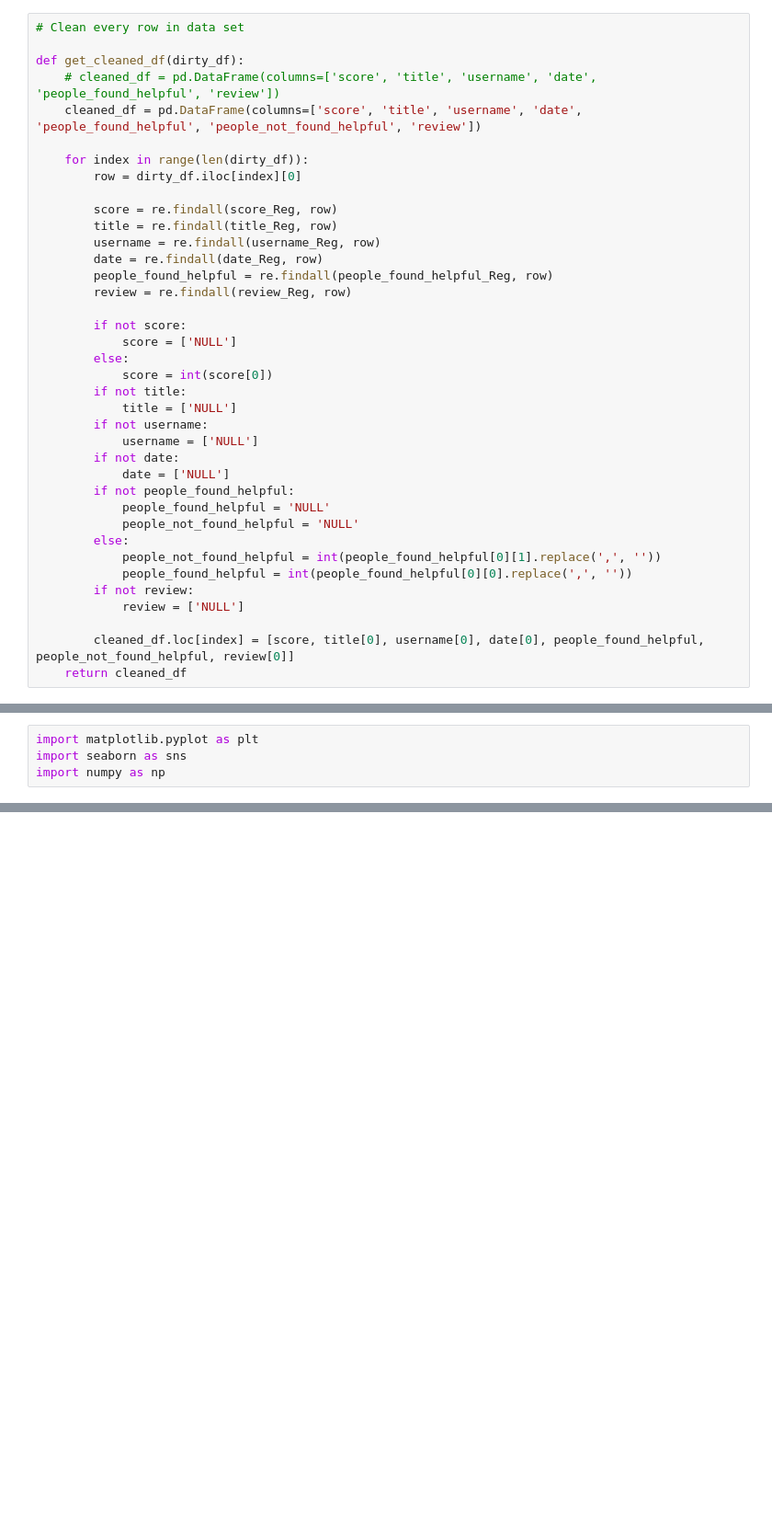
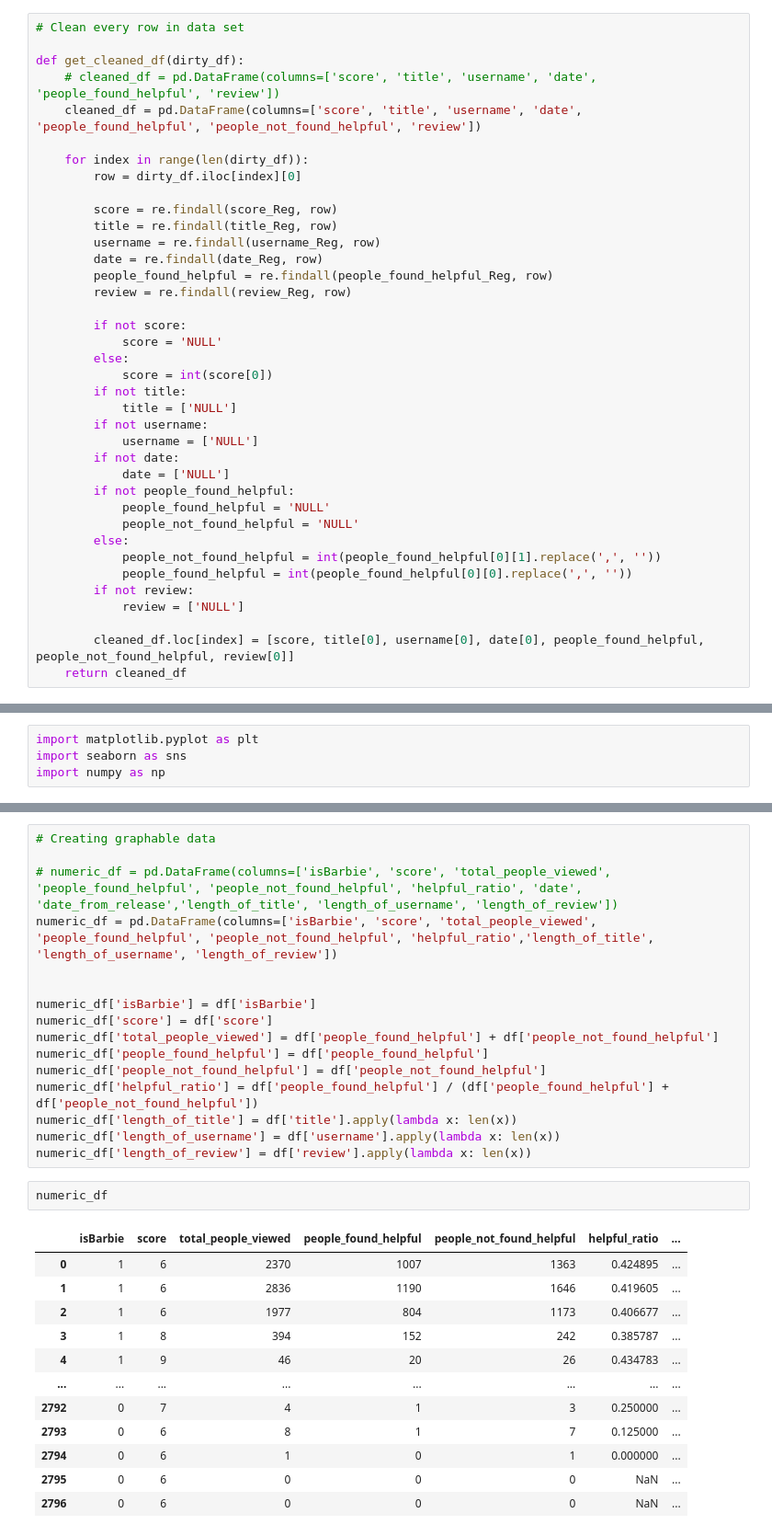
Before and after one commit to upmorgan/ECS171_GroupProject, a Jupyter notebook: cleaninggarbage.ipynb, the cells around one changed output, grey strips where cells are left out. Shown at 92% size. Drawn from its saved outputs; the diff is of its cells as text; blank space fills up the shorter version.

```diff
--- a/cleaninggarbage.ipynb
+++ b/cleaninggarbage.ipynb
@@ -71,7 +71,7 @@ def get_cleaned_df(dirty_df):
 		review = re.findall(review_Reg, row)
 
 		if not score:
-			score = ['NULL']
+			score = 'NULL'
 		else:
 			score = int(score[0])
 		if not title:
@@ -164,0 +161,31 @@ import numpy as np
+# %%
+# Creating graphable data
+
+# numeric_df = pd.DataFrame(columns=['isBarbie', 'score', 'total_people_viewed', 'people_found_helpful', 'people_not_found_helpful', 'helpful_ratio', 'date', 'date_from_release','length_of_title', 'length_of_username', 'length_of_review'])
+numeric_df = pd.DataFrame(columns=['isBarbie', 'score', 'total_people_viewed', 'people_found_helpful', 'people_not_found_helpful', 'helpful_ratio','length_of_title', 'length_of_username', 'length_of_review'])
+
+
+numeric_df['isBarbie'] = df['isBarbie']
+numeric_df['score'] = df['score']
+numeric_df['total_people_viewed'] = df['people_found_helpful'] + df['people_not_found_helpful']
+numeric_df['people_found_helpful'] = df['people_found_helpful']
+numeric_df['people_not_found_helpful'] = df['people_not_found_helpful']
+numeric_df['helpful_ratio'] = df['people_found_helpful'] / (df['people_found_helpful'] + df['people_not_found_helpful'])
+numeric_df['length_of_title'] = df['title'].apply(lambda x: len(x))
+numeric_df['length_of_username'] = df['username'].apply(lambda x: len(x))
+numeric_df['length_of_review'] = df['review'].apply(lambda x: len(x))
+# %%
+numeric_df
+# %% [output]
+|  | isBarbie | score | total_people_viewed | people_found_helpful | people_not_found_helpful | helpful_ratio | ... |
+| 0 | 1 | 6 | 2370 | 1007 | 1363 | 0.424895 | ... |
+| 1 | 1 | 6 | 2836 | 1190 | 1646 | 0.419605 | ... |
+| 2 | 1 | 6 | 1977 | 804 | 1173 | 0.406677 | ... |
+| 3 | 1 | 8 | 394 | 152 | 242 | 0.385787 | ... |
+| 4 | 1 | 9 | 46 | 20 | 26 | 0.434783 | ... |
+| ... | ... | ... | ... | ... | ... | ... | ... |
+| 2792 | 0 | 7 | 4 | 1 | 3 | 0.250000 | ... |
+| 2793 | 0 | 6 | 8 | 1 | 7 | 0.125000 | ... |
+| 2794 | 0 | 6 | 1 | 0 | 1 | 0.000000 | ... |
+| 2795 | 0 | 6 | 0 | 0 | 0 | NaN | ... |
+| 2796 | 0 | 6 | 0 | 0 | 0 | NaN | ... |
```
Also changed, not shown: parts of 7 cells of this notebook.
